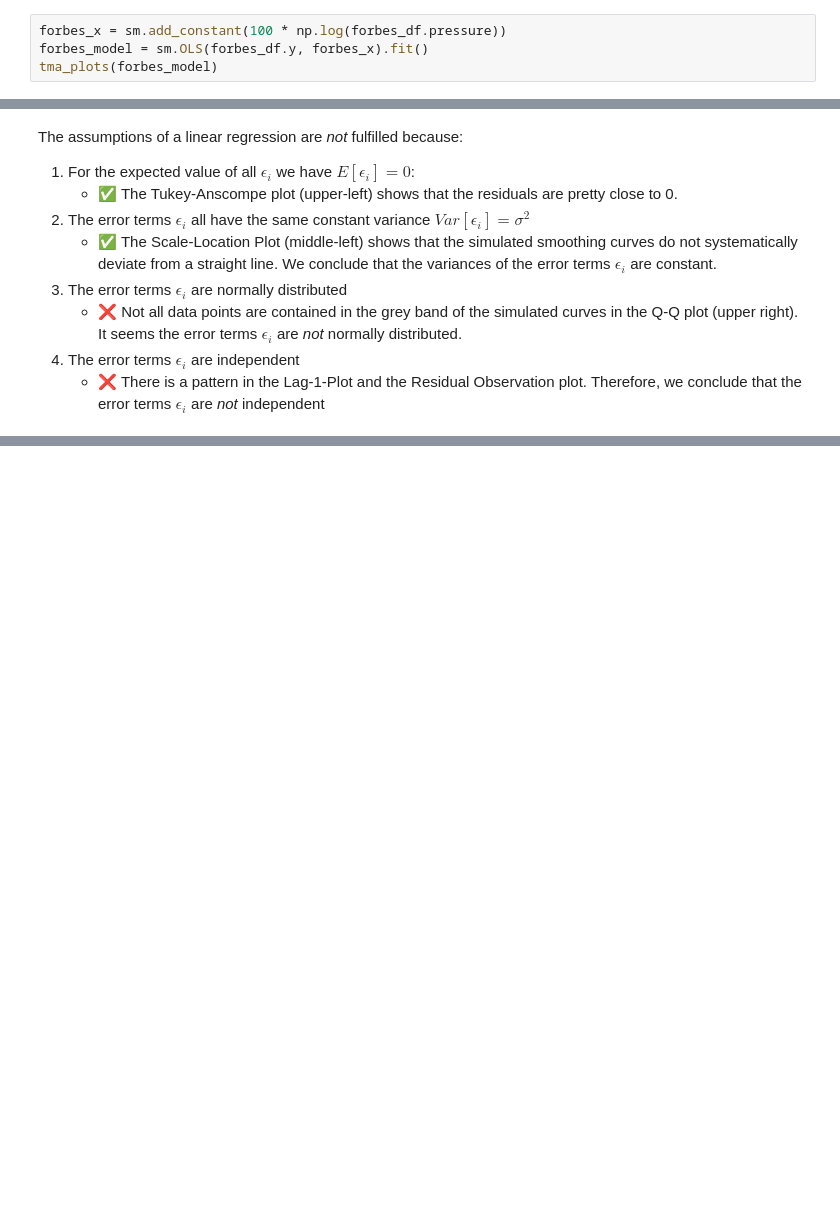
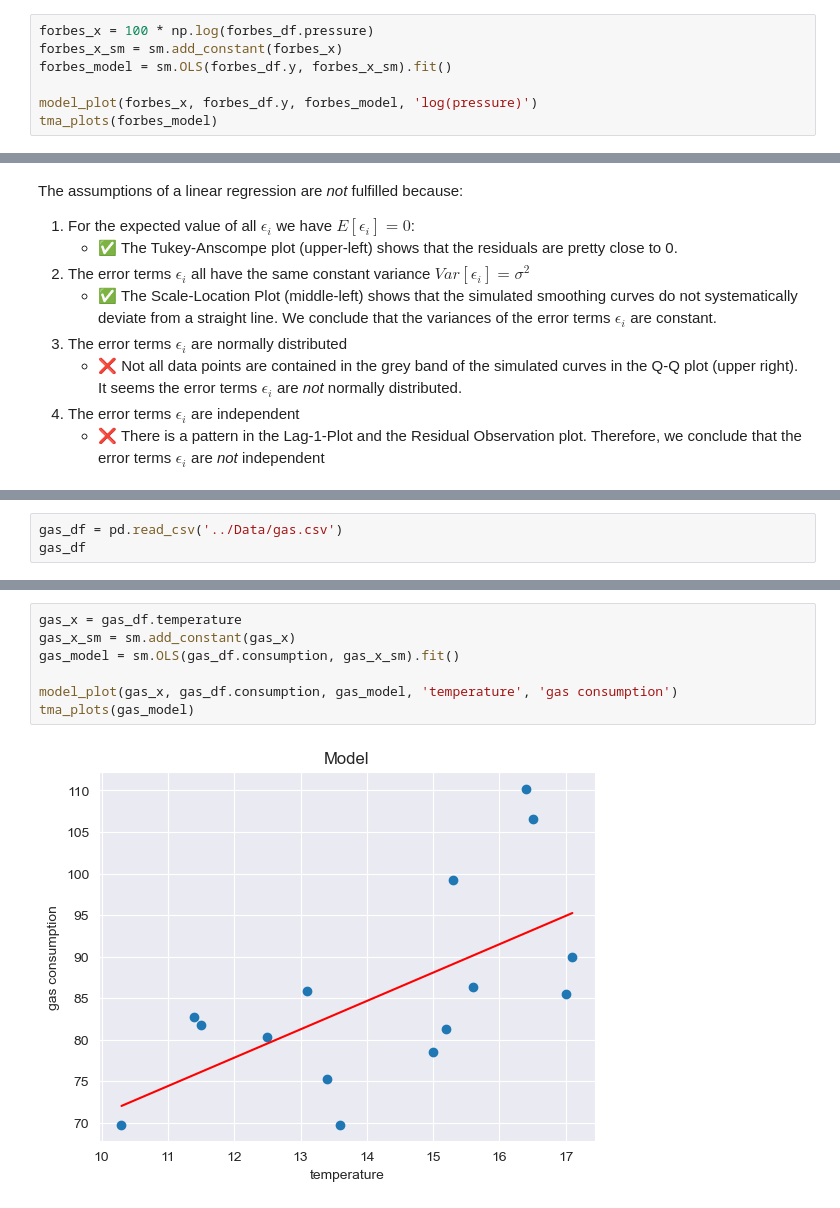
Before and after one commit to marbetschar/ZHAW-Predictive-Modeling, a Jupyter notebook: Week02/02_series_TMA.ipynb, the cells around one changed output, grey strips where cells are left out. Cells and saved outputs as stored; diff of their text form; blank space fills up the shorter version.

```diff
--- a/Week02/02_series_TMA.ipynb
+++ b/Week02/02_series_TMA.ipynb
@@ -170,7 +188,10 @@ forbes_df
 | 15 | 211.9 | 29.88 |
 | 16 | 212.2 | 30.06 |
 # %%
-forbes_x = sm.add_constant(100 * np.log(forbes_df.pressure))
-forbes_model = sm.OLS(forbes_df.y, forbes_x).fit()
+forbes_x = 100 * np.log(forbes_df.pressure)
+forbes_x_sm = sm.add_constant(forbes_x)
+forbes_model = sm.OLS(forbes_df.y, forbes_x_sm).fit()
+
+model_plot(forbes_x, forbes_df.y, forbes_model, 'log(pressure)')
 tma_plots(forbes_model)
 # %% [output]
@@ -188,0 +213,3 @@ The assumptions of a linear regression are _not_ fulfilled because:
+# %%
+gas_df = pd.read_csv('../Data/gas.csv')
+gas_df
@@ -188,0 +233,9 @@ The assumptions of a linear regression are _not_ fulfilled because:
+# %%
+gas_x = gas_df.temperature
+gas_x_sm = sm.add_constant(gas_x)
+gas_model = sm.OLS(gas_df.consumption, gas_x_sm).fit()
+
+model_plot(gas_x, gas_df.consumption, gas_model, 'temperature', 'gas consumption')
+tma_plots(gas_model)
+# %% [output]
+[figure, added]
```
Also changed, not shown: parts of 15 cells of this notebook.
